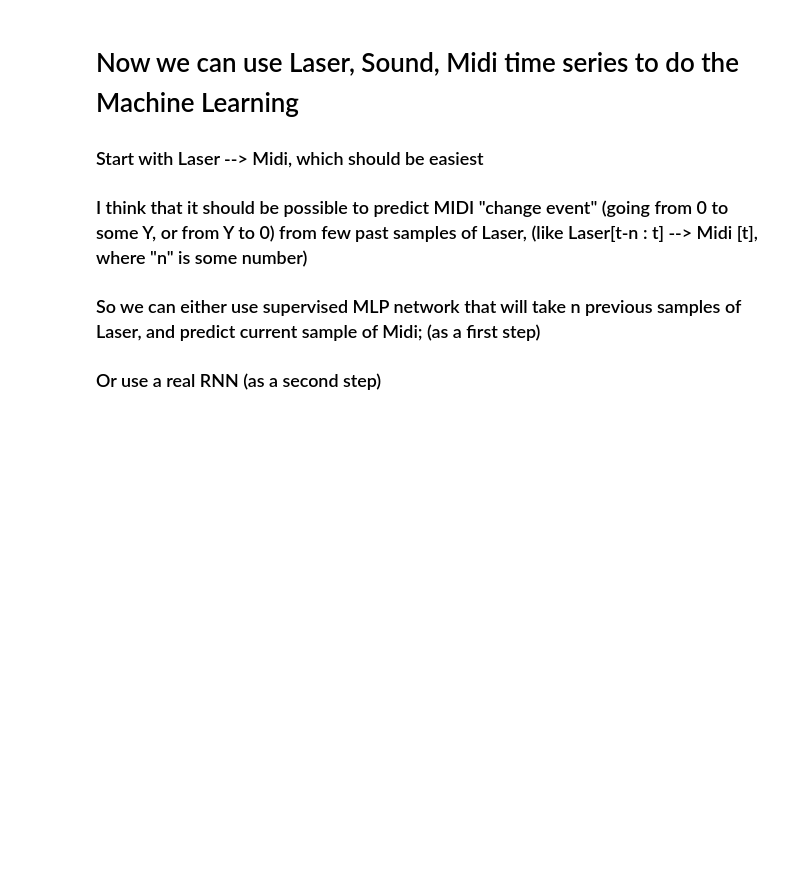
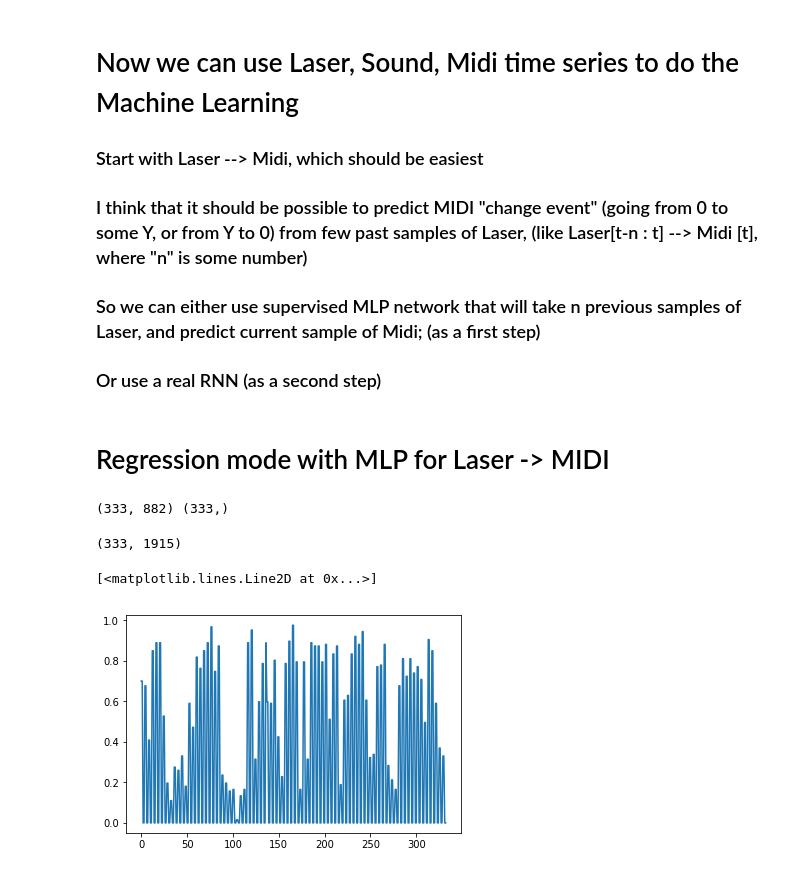
Before and after one commit to ernestosanches/AIPiano, a Jupyter notebook: model/Multimodal.ipynb, the cells around one changed output. Cells and saved outputs as stored; diff of their text form; code cells hidden in the pictures; blank space fills up the shorter version.

```diff
--- a/model/Multimodal.ipynb
+++ b/model/Multimodal.ipynb
@@ -207,0 +359,78 @@ Time series lengths (Note G): 19098579 19098579 19098579
+# %% [markdown]
+# Regression mode with MLP for Laser -> MIDI
+# %%
+import numpy as np
+# Uniting C and G and dividing MIDI by 127 to normalize to (0, 1)
+Laser = numpy.concatenate((Laser_C, Laser_G))
+Midi = numpy.concatenate((Midi_C, Midi_G)) / 127.0
+#Laser = np.arange(10)
+#Midi = np.array([2,2,2,2,3,1,3,3,3,3])
+# Creating slices of 1 second (past Laser) --> current value of MIDI
+# There will be many resulting examples, controlling step size to ensure that data fits into memory
+STEP_SIZE = 44100 // 100 # every N second - one window
+WINDOW_SIZE = 44100 // 50 #  how many samples to use in each input example
+
+def sliding_window(data, step, window):
+  # transforming 1D into 2D data, taking window-sized slices each step
+  result = np.zeros(((len(data) - window) // step, window))
+  for i in range(len(result)):
+    start_idx = i * step
+    end_idx = start_idx + window
+    result[i] = data[start_idx : end_idx]
+  return result
+
+def sliding_XY(X, Y, step, window):
+  # Using sliding window for X (past values of X)
+  # and taking 1 value from Y for each slice of X (current value of Y)
+  # also setting Y to -1 if there were no chages in Midi in the window
+  # because if there were no changes, prediction is impossible
+  X = sliding_window(X, step, window)
+  Y = sliding_window(Y, step, window)
+  # checking if each row contains same values to set target to -1
+  is_same = np.all(Y[:, :-1] == Y[:, 1:], axis=-1)
+  Y = np.where(is_same, -1, Y[:, -1])
+  return X, Y
+
+Laser, Midi = sliding_XY(Laser, Midi, STEP_SIZE, WINDOW_SIZE)
+
+# Removing unpredictable -1 values
+good_idx = Midi != -1
+Midi = Midi[good_idx]
+Laser = Laser[good_idx]
+
+print(Laser.shape, Midi.shape)
+# %% [output]
+(333, 882) (333,)
+# %%
+def get_velocities(X, filter_window=50*3):
+  filter_window = filter_window // 3 * 3 # should be multiply of three
+  filter_kernel = np.zeros(filter_window)
+  filter_kernel[:filter_window // 3] = 1
+  filter_kernel[filter_window * 2 // 3:] = -1 # differentiating filter (simple)
+  filter_kernel /= np.sum(np.abs(filter_kernel)) # normalizing the kernel
+  if X.ndim == 2:
+    velocities = np.apply_along_axis(
+        lambda m: np.convolve(m, filter_kernel, mode="valid"),
+        axis=-1, arr=np.pad(X, ((0,0), (filter_window, filter_window)), mode='edge'))
+  elif X.ndim == 1:
+    padded = np.pad(X, ((filter_window, filter_window),), mode='edge')
+    velocities = np.convolve(padded, filter_kernel, mode="valid"),
+  return velocities
+
+def add_velocity_features(X, filter_window=50*3):
+  ''' if X contains positions on axis 1,
+      adds same amount of features containing position differences
+      at each timestamp: X[t+1] - X[t] '''
+  velocities = get_velocities(X, filter_window)
+  #plt.plot(X[16].flatten())
+  #plt.plot(velocities[16].flatten())
+  return np.hstack((X, velocities))
+# %%
+Laser = add_velocity_features(Laser)
+print(Laser.shape)
+
+plt.plot(Midi[:1000])
+# %% [output]
+(333, 1915)
+[<matplotlib.lines.Line2D at 0x...>]
+[figure, added]
```
Also changed, not shown: parts of 34 cells of this notebook, 1 other file.
